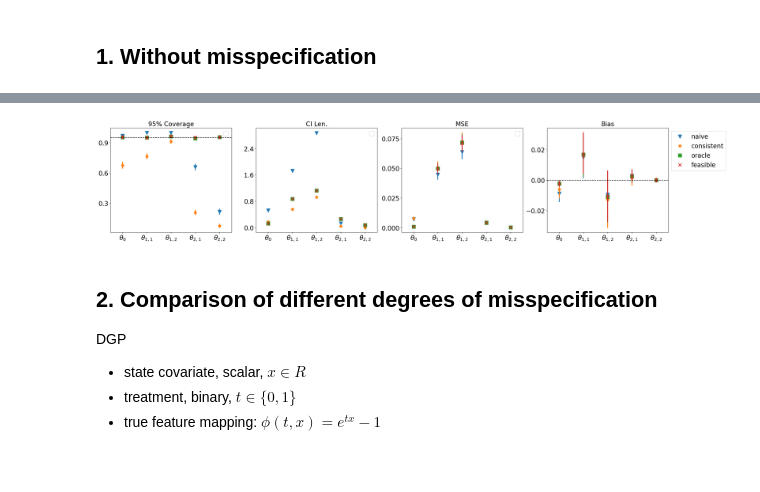
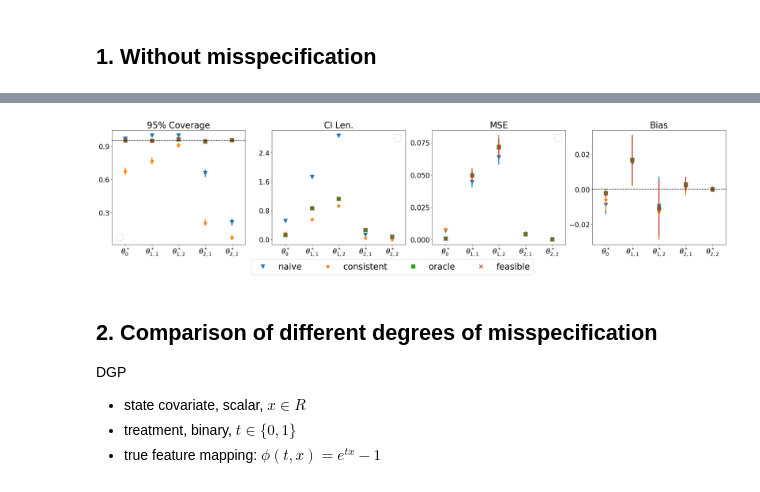
Before and after one commit to RuohanZhan/rl_inference, a Jupyter notebook: plots_GMM.ipynb, the cells around one changed output, grey strips where cells are left out. Drawn from its saved outputs; the diff is of its cells as text; code cells hidden in the pictures.

```diff
--- a/plots_GMM.ipynb
+++ b/plots_GMM.ipynb
@@ -97,21 +97,37 @@ def get_param_df(path_name):
 from matplotlib import rcParams
 rcParams['text.usetex'] = False
 import matplotlib as mpl
-mpl.rcParams['legend.fontsize'] = 20
+mpl.rcParams['legend.fontsize'] = 25
 def plot(df, stat, baselines=None, col='params', col_wrap=5, estimator=np.mean, yname=None):
     g = sns.catplot(data=df, col_wrap=col_wrap, hue='weights', x='batch', y=stat, col=col, kind='point', estimator=estimator)
     g._legend.set_title("")
-    titles = [r'$\theta_0$', r'$\theta_{1,1}$', r'$\theta_{1,2}$', r'$\theta_{2,1}$', r'$\theta_{2,2}$']
+    titles = [r'$\theta^*_0$', r'$\theta^*_{1,1}$', r'$\theta^*_{1,2}$', r'$\theta^*_{2,1}$', r'$\theta^*_{2,2}$']
     for k in range(5):
         ax = g.axes.flatten()[k]
-        ax.set_title(titles[k], fontsize=20)
-        ax.set_ylabel(yname, fontsize=20)
-        ax.set_xlabel('Batch', fontsize=20)
-        ax.tick_params(axis='y', labelsize=18)
-        ax.tick_params(axis='x', labelsize=18)
+        ax.set_title(titles[k], fontsize=25)
+        ax.set_ylabel(yname, fontsize=25)
+        ax.set_xlabel('Batch', fontsize=25)
+        ax.tick_params(axis='y', labelsize=20)
+        ax.tick_params(axis='x', labelsize=20)
         ax.yaxis.set_major_locator(MaxNLocator(nbins=4))
         if baselines is not None:
             ax.axhline(baselines[k], ls='--', c='k')
+    # Customize legend
+    g._legend.remove()  # Remove original legend
+
+    # Draw new legend below the plot
+    handles, labels = ax.get_legend_handles_labels()
+    g.fig.legend(
+        handles,
+        labels,
+        loc="lower center",
+        bbox_to_anchor=(0.45, -0.16),  # Adjust for spacing below
+        ncol=len(labels),
+        frameon=True  # This puts a box around the legend
+    )
+
+    # Adjust layout to make space for the legend
+    g.fig.subplots_adjust(bottom=0.2)
 
 
 # sanity check the matrix-weighted vector: bias of moment
@@ -169,6 +184,6 @@ def plot_hist(df, stat, batch=None):
     g.fig.tight_layout()
 # %%
-name_dict = {0:r'$\theta_0$', 1:r'$\theta_{1,1}$', 2:r'$\theta_{1,2}$', 3:r'$\theta_{2,1}$', 4:r'$\theta_{2,2}$'}
+name_dict = {0:r'$\theta^*_0$', 1:r'$\theta^*_{1,1}$', 2:r'$\theta^*_{1,2}$', 3:r'$\theta^*_{2,1}$', 4:r'$\theta^*_{2,2}$'}
 df_params['params_name'] = [name_dict[i] for i in df_params.params]
 # %%
 plot_hist(df_params, 'tstat_param')
@@ -178,29 +193,29 @@ plt.savefig('./plots/tstats_hist_gmm.pdf', bbox_inches='tight')
 # %%
 f, axes = plt.subplots(ncols=4, figsize=(4*8, 6))
 stats = ['cov_param', 'std', 'mse', 'error']
 estimators = [np.mean, lambda x:4*np.mean(x), np.mean, np.mean]
 names = [f'{int(100*confidence)}% Coverage', 'CI Len.', 'MSE', 'Bias']
 baselines = [confidence, None, None, 0]
-x_ticklabels = [r'$\theta_0$', r'$\theta_{1,1}$', r'$\theta_{1,2}$', r'$\theta_{2,1}$', r'$\theta_{2,2}$']
+x_ticklabels = [r'$\theta^*_0$', r'$\theta^*_{1,1}$', r'$\theta^*_{1,2}$', r'$\theta^*_{2,1}$', r'$\theta^*_{2,2}$']
 for ax, stat, estimator, name, b in zip(axes, stats, estimators, names, baselines):
     sns.pointplot(data=df_params.query("batch==50"), x='params', y=stat,
                   hue='weights', ax=ax, estimator=estimator, markers=["v", "*", "s", "x"], linestyle='', markersize=10)
-    ax.set_title(name, fontsize=20)
-    ax.set_ylabel("", fontsize=20)
-    ax.set_xlabel('', fontsize=20)
+    ax.set_title(name, fontsize=25)
+    ax.set_ylabel("")
+    ax.set_xlabel("")
     ax.set_xticks(ax.get_xticks())
     ax.set_xticklabels(x_ticklabels, fontsize=20)
     ax.tick_params(axis='y', labelsize=20)
     ax.yaxis.set_major_locator(MaxNLocator(nbins=4))
     if name == "Bias":
-        ax.legend(bbox_to_anchor= (1.5, 1.0), fontsize=20)
+        ax.legend(bbox_to_anchor= (-1.5, -0.3), loc="lower center", ncols=4, fontsize=25)
     else:
         ax.legend("")
     if b is not None:
         ax.axhline(b, ls='--', c='k')
 plt.savefig('./plots/lasso_last_all_gmm.pdf', bbox_inches='tight')
 # %% [output]
-[figure, old version]
+[figure, new version]
 # %% [markdown]
 ## 2. Comparison of different degrees of misspecification
 DGP
```
Also changed, not shown: parts of 11 cells of this notebook, 12 other files.
